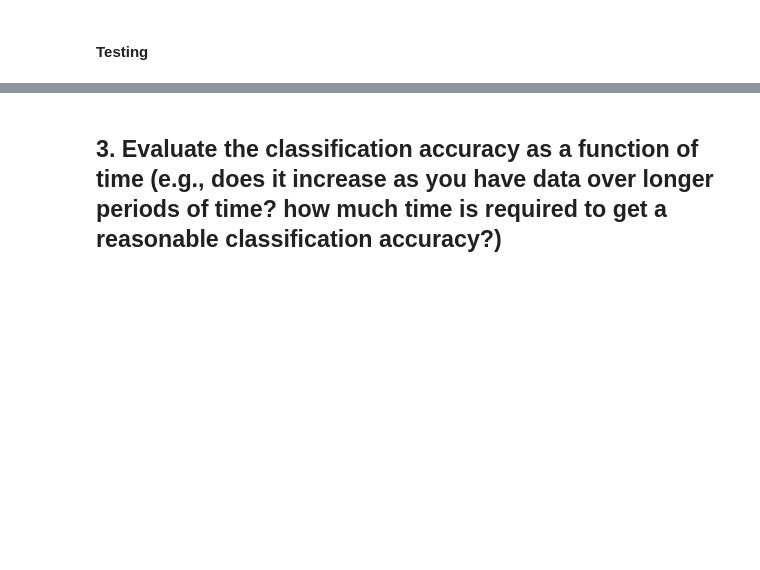
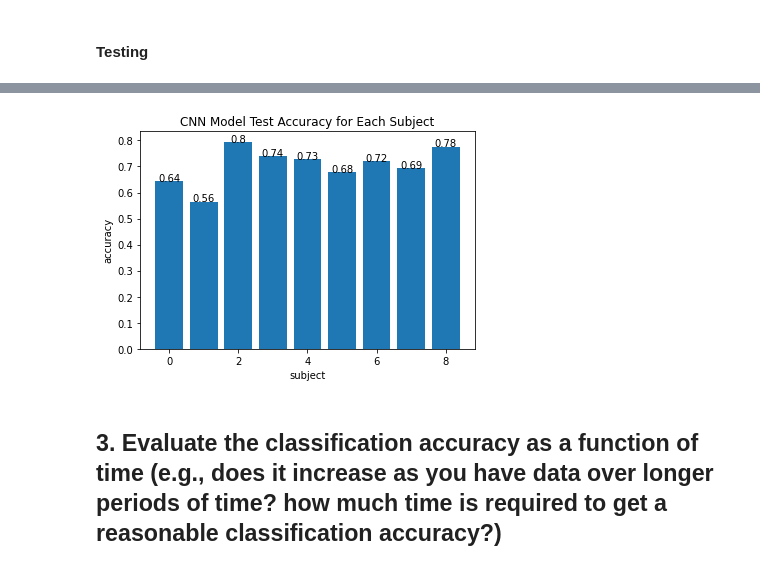
Before and after one commit to edngo23/EEG_project-edngo23, a Jupyter notebook: project/EEG_loading.ipynb, the cells around one changed output, grey strips where cells are left out. Drawn from its saved outputs; the diff is of its cells as text; code cells hidden in the pictures; blank space fills up the shorter version.

```diff
--- a/project/EEG_loading.ipynb
+++ b/project/EEG_loading.ipynb
@@ -602,9 +649,12 @@ cnn_subject_model_results = cnn_subject_model.fit(x_train,
 #### Testing
 # %%
 subjects = 9
+subject_scores = []
 for subject in range(subjects):
     # tf.keras.backend.clear_session()
     _, _, _, _, x_test, y_test = preprocess_subjects(subject=subject)
     cnn_subject_model_score = cnn_subject_model.evaluate(x_test, y_test, verbose=True)
     print(f'Test accuracy of the CNN model for subject {subject}:',cnn_subject_model_score[1])
+
+    subject_scores.append(cnn_subject_model_score[1])
 # %% [output]
@@ -629,3 +679,19 @@ Test accuracy of the CNN model for subject 8: 0.7659574747085571
+# %%
+# summarize history for accuracy
+# making the bar chart on the data
+x = list(range(9))
+plt.bar(x, subject_scores)
+
+# add value labels
+for i in range(len(x)):
+  plt.text(i, subject_scores[i], round(subject_scores[i],2), ha = 'center')
+
+plt.title('CNN Model Test Accuracy for Each Subject')
+plt.ylabel('accuracy')
+plt.xlabel('subject')
+plt.show()
+# %% [output]
+[figure, added]
 # %% [markdown]
 ## 3. Evaluate the classification accuracy as a function of time (e.g., does it increase as you have data over longer periods of time? how much time is required to get a reasonable classification accuracy?)
 # %% [markdown]
```
Also changed, not shown: parts of 28 cells of this notebook.
